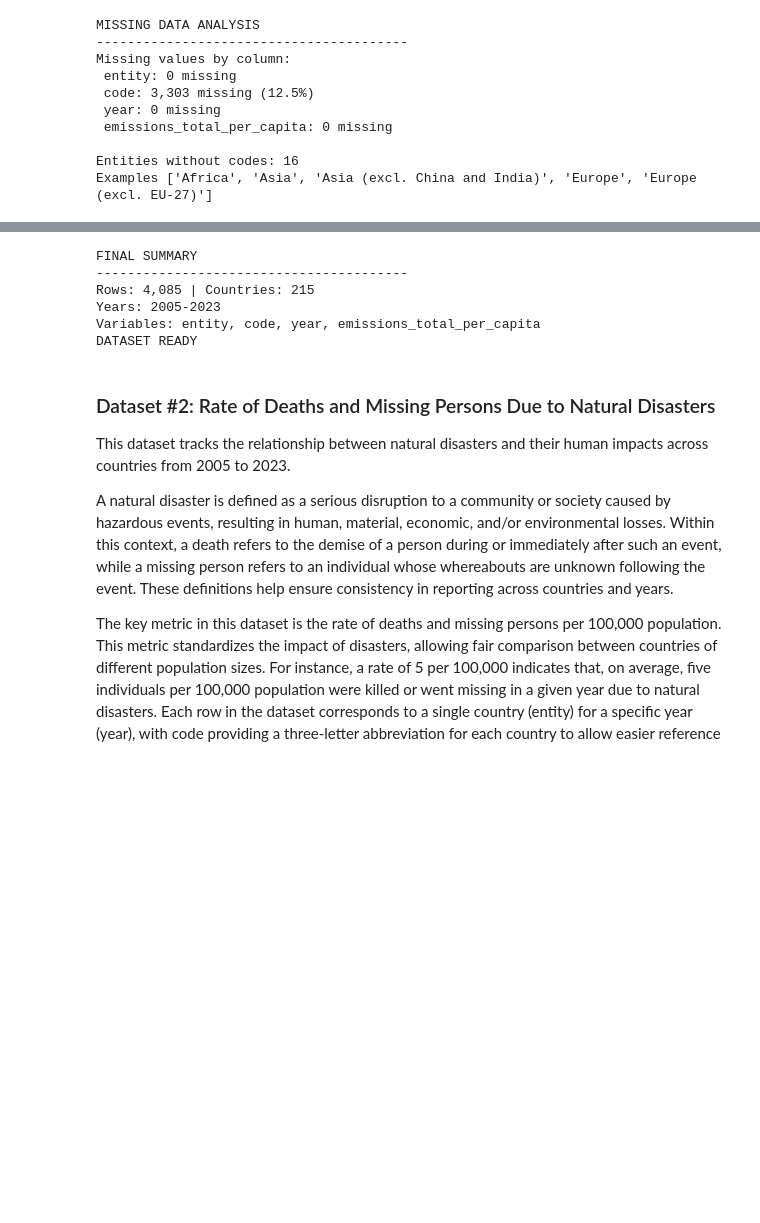
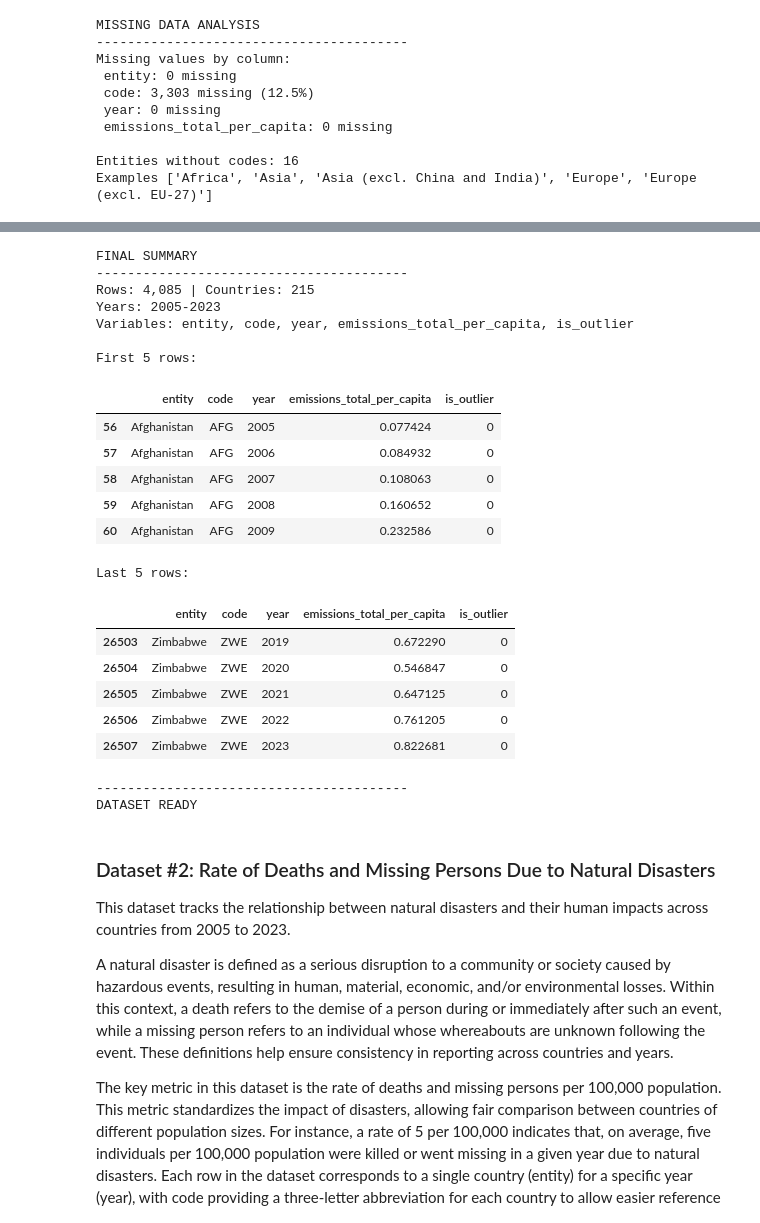
Before and after one commit to COGS108/Group133_WI26, a Jupyter notebook: 01-DataCheckpoint.ipynb, the cells around one changed output, grey strips where cells are left out. Saved outputs shown, nothing was run; the diff lists cells and outputs as text; code cells hidden in the pictures; blank space fills up the shorter version.

```diff
--- a/01-DataCheckpoint.ipynb
+++ b/01-DataCheckpoint.ipynb
@@ -278,18 +277,42 @@ Sint Maarten (Dutch part)  1960                   376.49814
 # %%
 ## final summary
 print("FINAL SUMMARY")
 print("-"*40)
-print(f"Rows: {len(co2_countries):,} | Countries: {co2_countries['entity'].nunique()}")
-print(f"Years: {co2_countries['year'].min()}-{co2_countries['year'].max()}")
-print(f"Variables: {', '.join(co2_countries.columns)}")
+print(f"Rows: {len(co2_clean):,} | Countries: {co2_clean['entity'].nunique()}")
+print(f"Years: {co2_clean['year'].min()}-{co2_clean['year'].max()}")
+print(f"Variables: {', '.join(co2_clean.columns)}")
+
+print("\nFirst 5 rows:")
+display(co2_clean.head(5))
+
+print("\nLast 5 rows:")
+display(co2_clean.tail(5))
+
+print("-"*40)
 print("DATASET READY")
 # %% [output]
 FINAL SUMMARY
 ----------------------------------------
 Rows: 4,085 | Countries: 215
 Years: 2005-2023
-Variables: entity, code, year, emissions_total_per_capita
-DATASET READY
+Variables: entity, code, year, emissions_total_per_capita, is_outlier
+
+First 5 rows:
+|  | entity | code | year | emissions_total_per_capita | is_outlier |
+| 56 | Afghanistan | AFG | 2005 | 0.077424 | 0 |
+| 57 | Afghanistan | AFG | 2006 | 0.084932 | 0 |
+| 58 | Afghanistan | AFG | 2007 | 0.108063 | 0 |
+| 59 | Afghanistan | AFG | 2008 | 0.160652 | 0 |
+| 60 | Afghanistan | AFG | 2009 | 0.232586 | 0 |
+Last 5 rows:
+|  | entity | code | year | emissions_total_per_capita | is_outlier |
+| 26503 | Zimbabwe | ZWE | 2019 | 0.672290 | 0 |
+| 26504 | Zimbabwe | ZWE | 2020 | 0.546847 | 0 |
+| 26505 | Zimbabwe | ZWE | 2021 | 0.647125 | 0 |
+| 26506 | Zimbabwe | ZWE | 2022 | 0.761205 | 0 |
+| 26507 | Zimbabwe | ZWE | 2023 | 0.822681 | 0 |
+----------------------------------------
+DATASET READY
 # %% [markdown]
 ### Dataset #2: Rate of Deaths and Missing Persons Due to Natural Disasters
 
```
Also changed, not shown: parts of 9 cells of this notebook.
